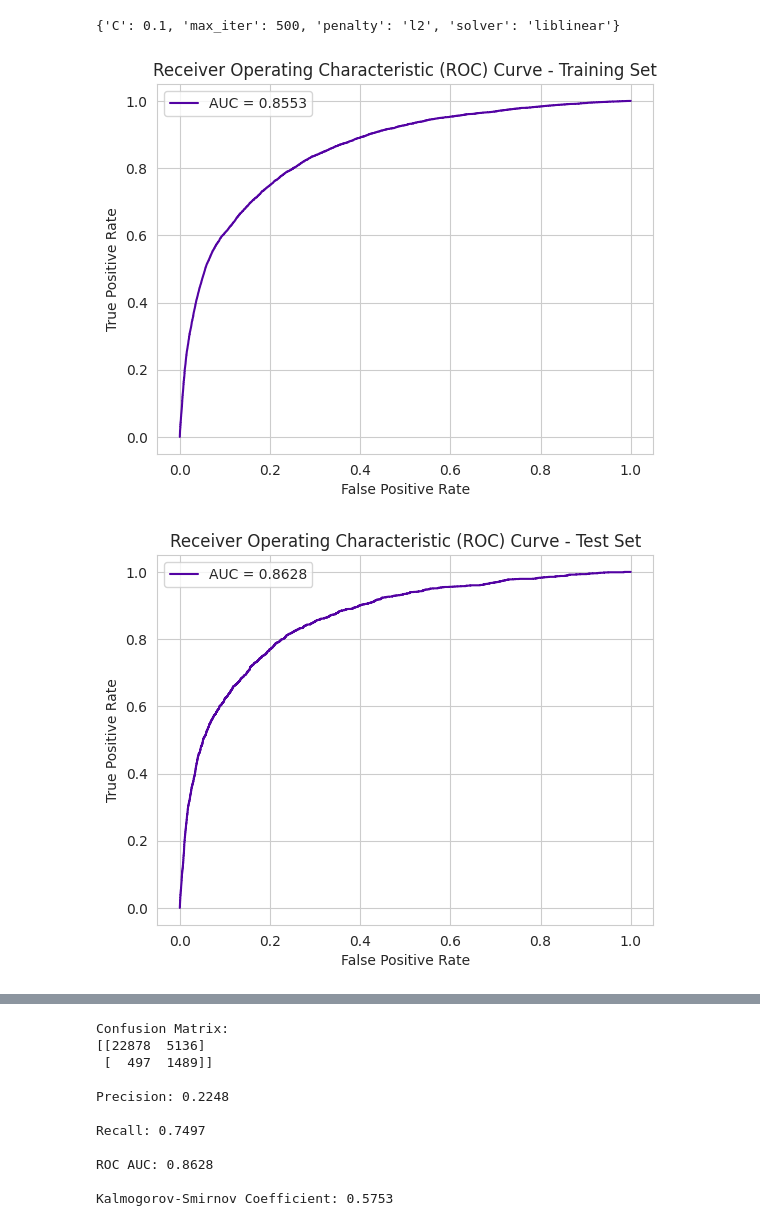
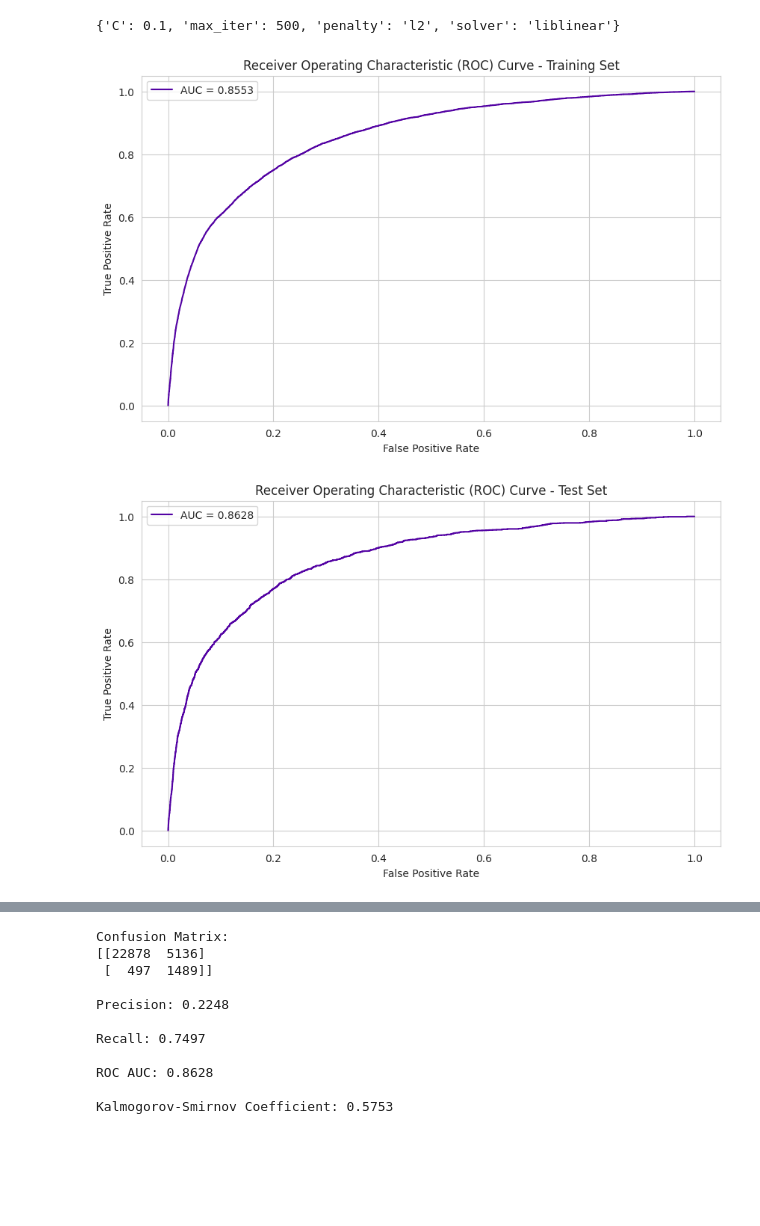
Before and after one commit to Saba-a11/Kaggle_Credit_Score, a Jupyter notebook: CreditModel.ipynb, the cells around one changed output, grey strips where cells are left out. Drawn from its saved outputs; the diff is of its cells as text; code cells hidden in the pictures; blank space fills up the shorter version.

```diff
--- a/CreditModel.ipynb
+++ b/CreditModel.ipynb
@@ -1074,25 +1074,25 @@ except Exception as e:
 # %%
 # Assuming X_train_scaled and y_train are defined
 # logit = LogisticRegression(random_state=123, solver='saga', penalty='l1', class_weight='balanced', C=1.0, max_iter=500)
 logit = LogisticRegression(random_state=123, solver='liblinear', penalty='l2', class_weight='balanced', C=1.0, max_iter=500)
 logit.fit(X_train_scaled, y_train)
 
 # Get prediction probabilities
 logit_scores_prob = logit.predict_proba(X_train_scaled)
 y_prob = logit_scores_prob[:,1]
 
 # Calculate ROC curve
 fpr_train, tpr_train, _ = roc_curve(y_train, y_prob)
 roc_auc_train = auc(fpr_train, tpr_train)
-plt.figure()
+plt.figure(figsize=(10, 6))
 plt.plot(fpr_train, tpr_train, label=f'AUC = {roc_auc_train:.4f}')
 plt.title('Receiver Operating Characteristic (ROC) Curve - Training Set')
 plt.xlabel('False Positive Rate')
 plt.ylabel('True Positive Rate')
 plt.legend()
 plt.show()
 # %% [output]
-[figure, old version]
+[figure, new version]
 # %%
 # Get prediction probabilities for X_test
 logit_scores_prob_val = logit.predict_proba(X_test_scaled)
@@ -1101,7 +1101,7 @@ y_prob_logit = logit_scores_prob_val[:,1]
 # Calculate ROC curve for test set
 fpr_test, tpr_test, _ = roc_curve(y_test, y_prob_logit)
 roc_auc_test = auc(fpr_test, tpr_test)
-plt.figure()
+plt.figure(figsize=(10, 6))
 plt.plot(fpr_test, tpr_test, label=f'AUC = {roc_auc_test:.4f}')
 plt.title('Receiver Operating Characteristic (ROC) Curve - Test Set')
 plt.xlabel('False Positive Rate')
@@ -1109,4 +1109,4 @@ plt.ylabel('True Positive Rate')
 plt.legend()
 plt.show()
 # %% [output]
-[figure, old version]
+[figure, new version]
```
Also changed, not shown: parts of 25 cells of this notebook.
